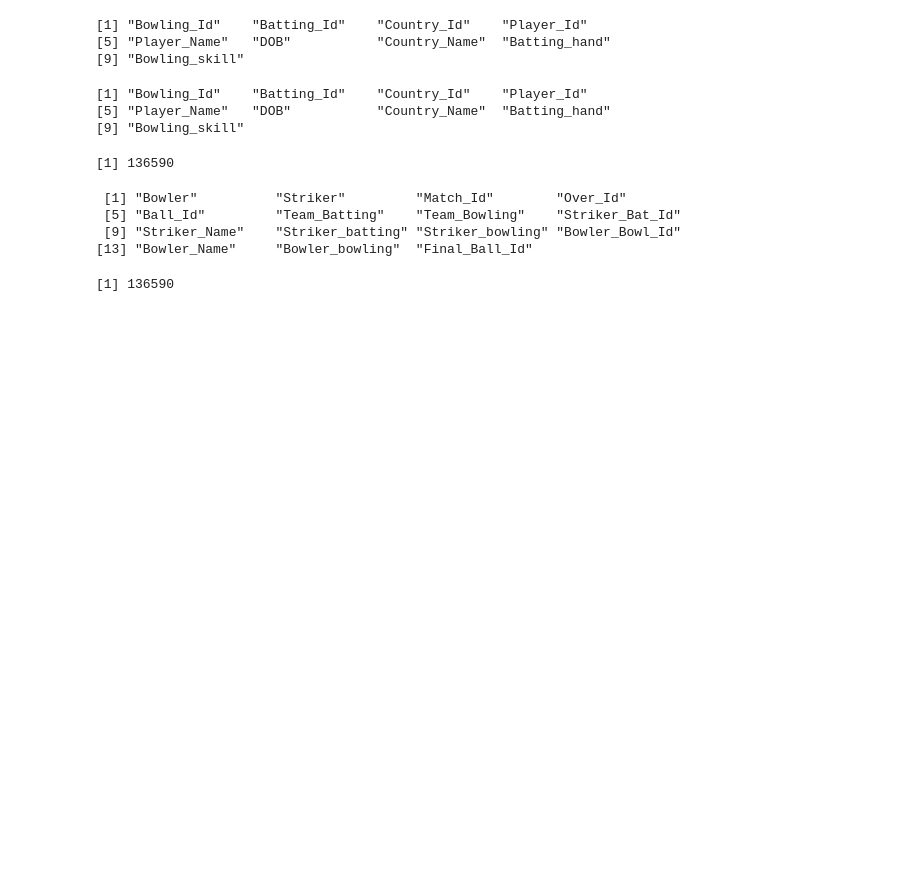
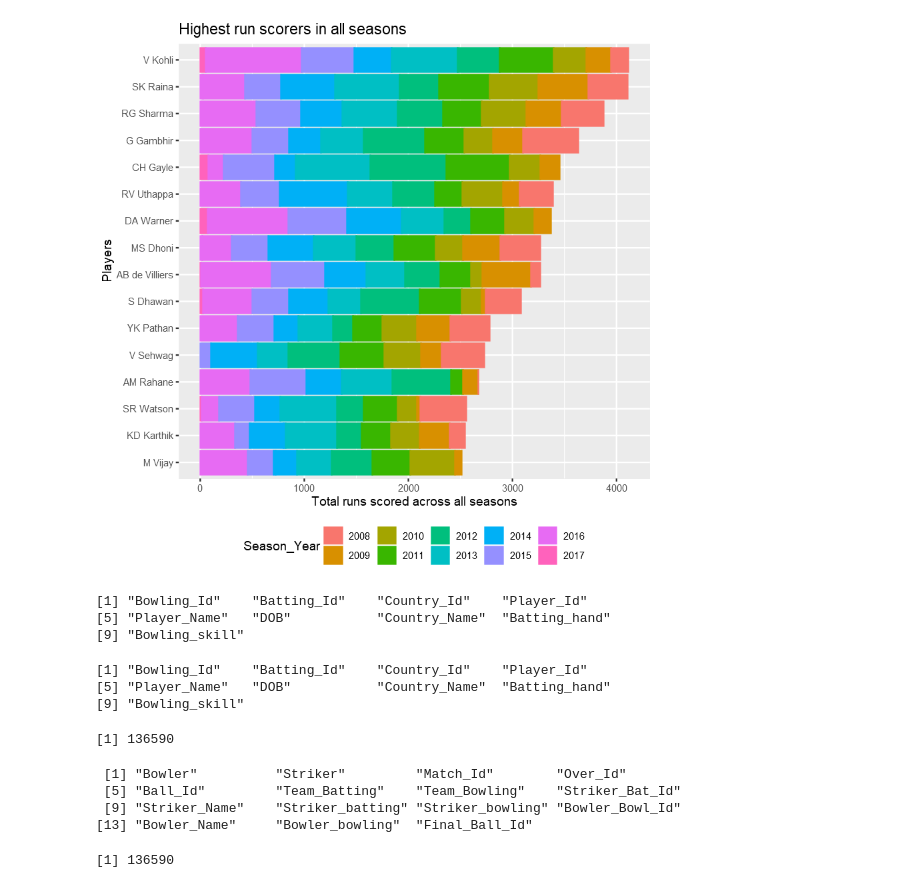
Before and after one commit to ronaldallapadan/DataWranglingProject, a Jupyter notebook: Data422_Group_Project.ipynb, the cells around one changed output. Saved outputs shown, nothing was run; the diff lists cells and outputs as text; code cells hidden in the pictures; blank space fills up the shorter version.

Commit message:
code for Highest runs

```diff
--- a/Data422_Group_Project.ipynb
+++ b/Data422_Group_Project.ipynb
@@ -32,3 +153,34 @@ cols(
+# %%
+runs_h <- data%>%
+        left_join(matches,by=c("match_id"="Match_SK"))%>%
+  left_join(teams,by=c("batting_team"="team"))%>%
+select(batsman,Season_Year,s_team,batsman_runs)%>%
+group_by(batsman,Season_Year,s_team)%>%
+summarize(runs=sum(batsman_runs))%>%
+arrange(desc(batsman))
+
+run_gh<-runs_h%>%
+  group_by(batsman)%>%
+  summarize(runs_t=sum(runs))
+
+runs_ht <- merge(runs_h,run_gh)
+runs_ht <- runs_ht%>%
+  arrange(desc(runs_t))%>%
+  filter(runs_t>2500)
+
+
+runs_ht$Season_Year<-as.character(runs_ht$Season_Year)
+runs_ht$batsman <- factor(runs_ht$batsman, levels = run_gh$batsman[order(run_gh$runs_t)])
+
+ggplot(runs_ht,aes(x=batsman,y=runs,colour=Season_Year,fill=Season_Year))+
+  geom_bar(position = "stack",stat = "identity", size=0.5)+
+        theme(legend.position="bottom")+
+  coord_flip()+
+        scale_y_continuous(name="Total runs scored across all seasons")+
+  scale_x_discrete(name="Players")+
+  ggtitle("Highest run scorers in all seasons")
+# %% [output]
+[figure, added]
 # %%
 player1 <- merge(x = player, y = country, by = "Country_Id", all.x = TRUE)
 player2 <- merge(x = player1, y = batting_style, by = "Batting_Id", all.x = TRUE)
```
Also changed, not shown: parts of 9 cells of this notebook, 2 other files.
